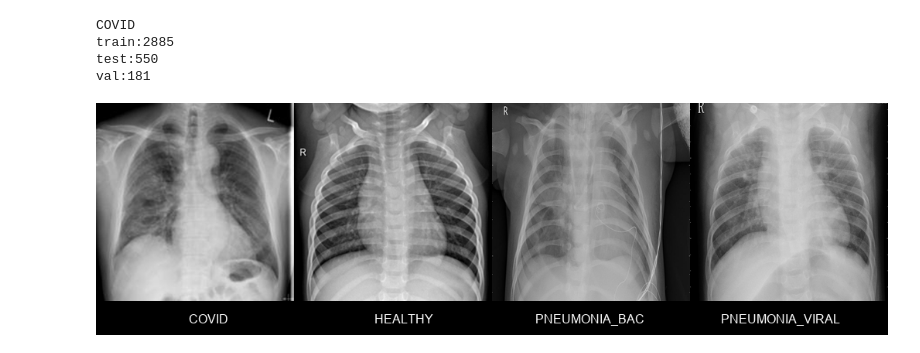
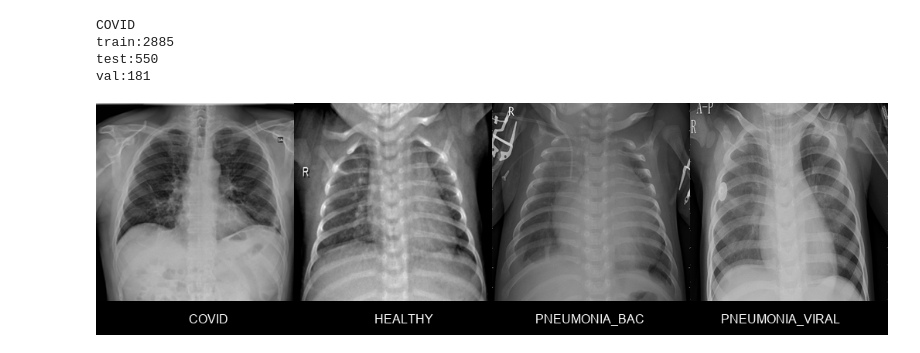
Before and after one commit to fuchsidev/ml_covid_xray, a Jupyter notebook: Datensatz.ipynb, the cells around one changed output. Drawn from its saved outputs; the diff is of its cells as text; code cells hidden in the pictures.

Commit message:
Update Datensatz.ipynb
Change data base path

```diff
--- a/Datensatz.ipynb
+++ b/Datensatz.ipynb
@@ -384,37 +384,35 @@ def plot_samples(sample_files):
     # Iterate samples
     for file in sample_files:
         # Get image file as PIL Object
-        copy_img = Image.open(f"sample_set/{file[0]}/{file[1]}")
+        copy_img = Image.open(f"{base_path}{file[0]}/{file[1]}")
         # Paste into final img
         img.paste(copy_img, (x, y))
         # Calculate size of the label
         word_pxl_size = ((len(file[0][:-4]))*font_size)/2
         # Calculate position of the text label relative to the image (aka how to center a div)
         text_position = x + img_size/2 - word_pxl_size
         # Actually draw the text
         draw.text((text_position, 270), file[0], fill='white', font=font)
         # Increase x coordinate before pasting new image
         x += img_size
 
     # Display image in jupyter
     display(img)
     # Save image file
     img.save('lung_sample.png')
 
-import os
-from random import randrange
-
 sample_files = []
 # Read folders from sample_data (COVID, HEALTHY, PNEUMONIA_BAC, PNEUMONIA_VIRAL)
-for img_category in os.listdir("sample_set/"):
+base_path = "data/test/"
+for img_category in os.listdir(base_path):
     # Get images from folder
-    image_files = os.listdir(f"sample_set/{img_category}/")
+    image_files = os.listdir(f"{base_path}{img_category}/")
     # Select random image file
     image_file = image_files[randrange(len(image_files))]
     # Save image path and category
     sample_files.append([img_category, image_file])
 
 # Generate Sample Images from Data Sample
 plot_samples(sample_files)
 # %% [output]
-[figure, old version]
+[figure, new version]
```
